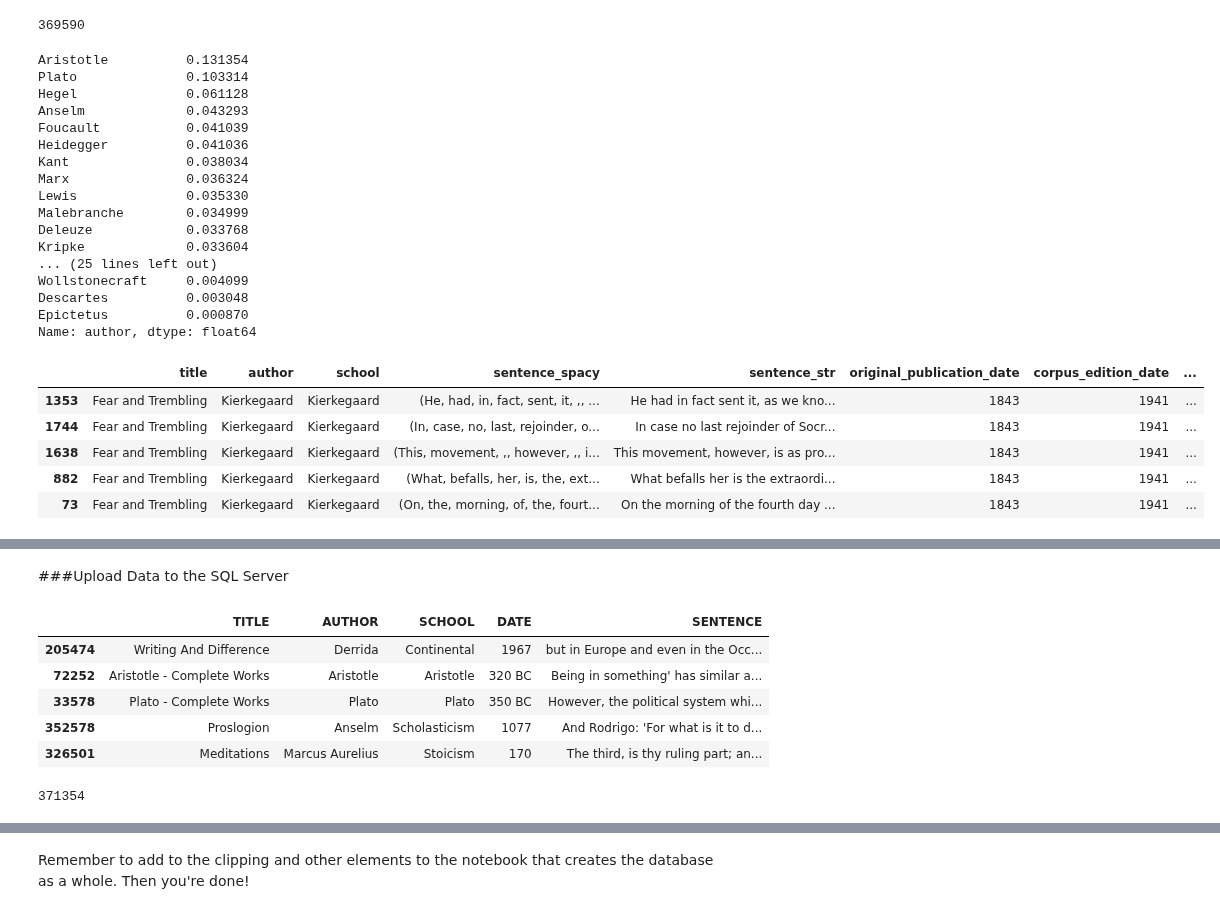
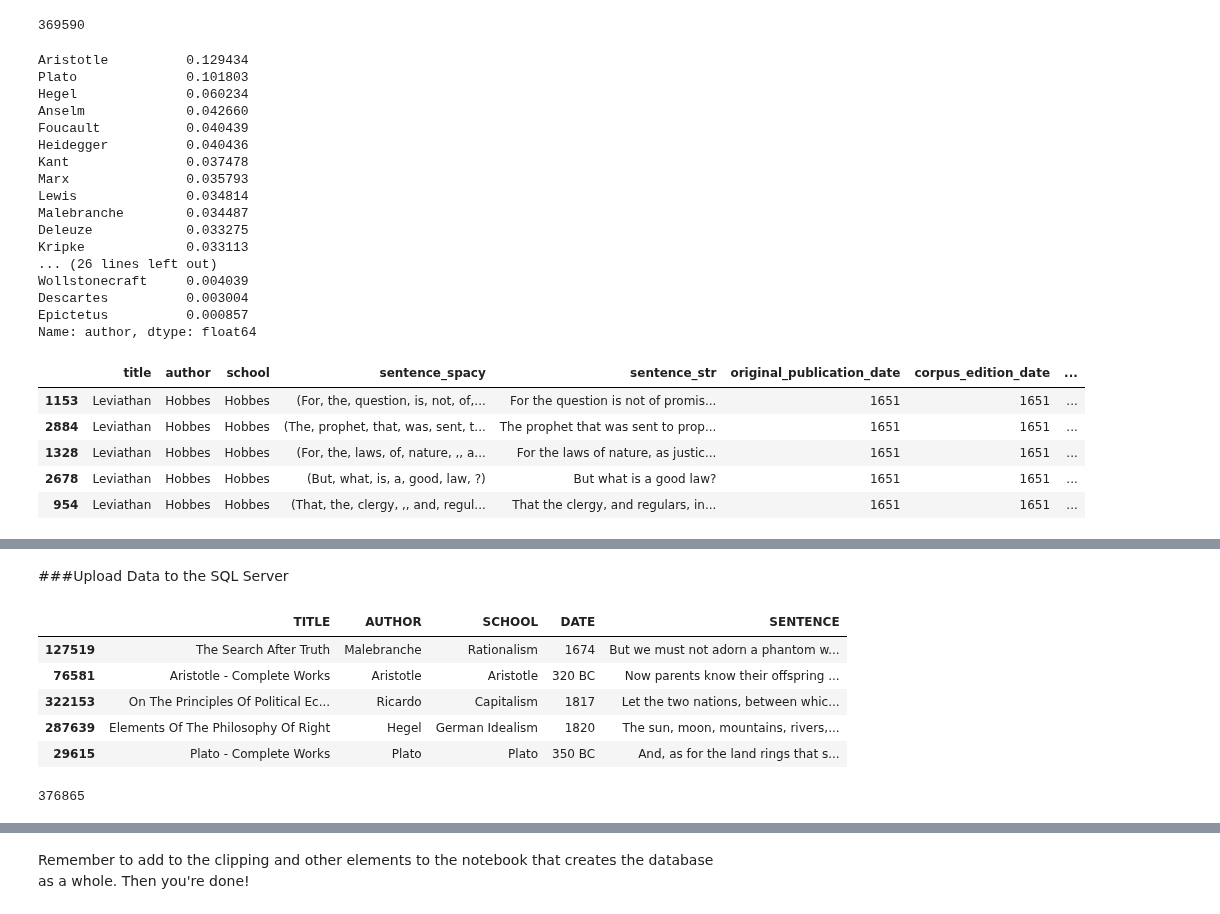
Before and after one commit to kcalizadeh/PDP_data_processing, a Jupyter notebook: new_text_introduction_notebook.ipynb, the cells around one changed output, grey strips where cells are left out. Saved outputs shown, nothing was run; the diff lists cells and outputs as text; code cells hidden in the pictures.

Commit message:
adding Hobbes

```diff
--- a/new_text_introduction_notebook.ipynb
+++ b/new_text_introduction_notebook.ipynb
@@ -30,4 +30,4 @@ You can now load the model via spacy.load('en_core_web_lg')
 # %%
 # if you are deleting an old text that was added here, make sure it is in the
 # primary database construction notebook
-kierkegaard_fear_trembling = get_text(drive_path + '/phil_txts/kierkegaard_fear_and_trembling.txt', encoding='utf-16')
+hobbes_leviathan = get_text(drive_path + '/phil_txts/hobbes_leviathan.txt')
@@ -36,3 +34,5 @@ kierkegaard_fear_trembling = kierkegaard_fear_trembling[348:]
+# %%
+hobbes_leviathan = hobbes_leviathan[198:]
 # %% [markdown]
 ### Clean the Text
 # %%
@@ -138,16 +138,16 @@ def baseline_clean(to_correct,
 # note extras like bracketed footnotes or specific words to remove
 # %%
 # build a dictionary for the book
-kierkegaard_fear_trembling_dict = {
-    'author': 'Kierkegaard',
-    'title': 'Fear and Trembling',
-    'text': kierkegaard_fear_trembling,
-    'school': 'Kierkegaard',
+hobbes_leviathan_dict = {
+    'author': 'Hobbes',
+    'title': 'Leviathan',
+    'text': hobbes_leviathan,
+    'school': 'Hobbes',
     'words to remove': [],
     'remove capitals': True,
     'bracketed fn': False,
-    'original date': 1843,
-    'corpus date': 1941
+    'original date': 1651,
+    'corpus date': 1651
 }
 # %%
 #@title Oddities Dictionary for Cleaning
@@ -320,7 +320,7 @@ def from_raw_to_df(text_dict):
   return text_df
 # %%
 # use the function
-f_t_df = from_raw_to_df(kierkegaard_fear_trembling_dict)
+f_t_df = from_raw_to_df(hobbes_leviathan_dict)
 df = f_t_df
 # %%
 # checking the result
@@ -524,32 +522,32 @@ len(og_df)
 new_df = og_df.append(df)
 new_df['author'].value_counts(normalize=True)
 # %% [output]
-Aristotle          0.131354
-Plato              0.103314
-Hegel              0.061128
-Anselm             0.043293
-Foucault           0.041039
-Heidegger          0.041036
-Kant               0.038034
-Marx               0.036324
-Lewis              0.035330
-Malebranche        0.034999
-Deleuze            0.033768
-Kripke             0.033604
-... (25 lines left out)
-Wollstonecraft     0.004099
-Descartes          0.003048
-Epictetus          0.000870
+Aristotle          0.129434
+Plato              0.101803
+Hegel              0.060234
+Anselm             0.042660
+Foucault           0.040439
+Heidegger          0.040436
+Kant               0.037478
+Marx               0.035793
+Lewis              0.034814
+Malebranche        0.034487
+Deleuze            0.033275
+Kripke             0.033113
+... (26 lines left out)
+Wollstonecraft     0.004039
+Descartes          0.003004
+Epictetus          0.000857
 Name: author, dtype: float64
 # %%
-new_df[new_df['author']=='Kierkegaard'].sample(5)
+new_df[new_df['author']=='Hobbes'].sample(5)
 # %% [output]
 |  | title | author | school | sentence_spacy | sentence_str | original_publication_date | corpus_edition_date | ... |
-| 1353 | Fear and Trembling | Kierkegaard | Kierkegaard | (He, had, in, fact, sent, it, ,, ... | He had in fact sent it, as we kno... | 1843 | 1941 | ... |
-| 1744 | Fear and Trembling | Kierkegaard | Kierkegaard | (In, case, no, last, rejoinder, o... | In case no last rejoinder of Socr... | 1843 | 1941 | ... |
-| 1638 | Fear and Trembling | Kierkegaard | Kierkegaard | (This, movement, ,, however, ,, i... | This movement, however, is as pro... | 1843 | 1941 | ... |
-| 882 | Fear and Trembling | Kierkegaard | Kierkegaard | (What, befalls, her, is, the, ext... | What befalls her is the extraordi... | 1843 | 1941 | ... |
-| 73 | Fear and Trembling | Kierkegaard | Kierkegaard | (On, the, morning, of, the, fourt... | On the morning of the fourth day ... | 1843 | 1941 | ... |
+| 1153 | Leviathan | Hobbes | Hobbes | (For, the, question, is, not, of,... | For the question is not of promis... | 1651 | 1651 | ... |
+| 2884 | Leviathan | Hobbes | Hobbes | (The, prophet, that, was, sent, t... | The prophet that was sent to prop... | 1651 | 1651 | ... |
+| 1328 | Leviathan | Hobbes | Hobbes | (For, the, laws, of, nature, ,, a... | For the laws of nature, as justic... | 1651 | 1651 | ... |
+| 2678 | Leviathan | Hobbes | Hobbes | (But, what, is, a, good, law, ?) | But what is a good law? | 1651 | 1651 | ... |
+| 954 | Leviathan | Hobbes | Hobbes | (That, the, clergy, ,, and, regul... | That the clergy, and regulars, in... | 1651 | 1651 | ... |
 # %%
 # export as csv
 from google.colab import files
@@ -584,15 +582,15 @@ for_db.columns = [i.upper() for i in for_db.columns]
 for_db.sample(5)
 # %% [output]
 |  | TITLE | AUTHOR | SCHOOL | DATE | SENTENCE |
-| 205474 | Writing And Difference | Derrida | Continental | 1967 | but in Europe and even in the Occ... |
-| 72252 | Aristotle - Complete Works | Aristotle | Aristotle | 320 BC | Being in something' has similar a... |
-| 33578 | Plato - Complete Works | Plato | Plato | 350 BC | However, the political system whi... |
-| 352578 | Proslogion | Anselm | Scholasticism | 1077 | And Rodrigo: 'For what is it to d... |
-| 326501 | Meditations | Marcus Aurelius | Stoicism | 170 | The third, is thy ruling part; an... |
+| 127519 | The Search After Truth | Malebranche | Rationalism | 1674 | But we must not adorn a phantom w... |
+| 76581 | Aristotle - Complete Works | Aristotle | Aristotle | 320 BC | Now parents know their offspring ... |
+| 322153 | On The Principles Of Political Ec... | Ricardo | Capitalism | 1817 | Let the two nations, between whic... |
+| 287639 | Elements Of The Philosophy Of Right | Hegel | German Idealism | 1820 | The sun, moon, mountains, rivers,... |
+| 29615 | Plato - Complete Works | Plato | Plato | 350 BC | And, as for the land rings that s... |
 # %%
 len(for_db)
 # %% [output]
-371354
+376865
 # %%
 #importing sql library
 from sqlalchemy import create_engine
```
Also changed, not shown: parts of 20 cells of this notebook.
